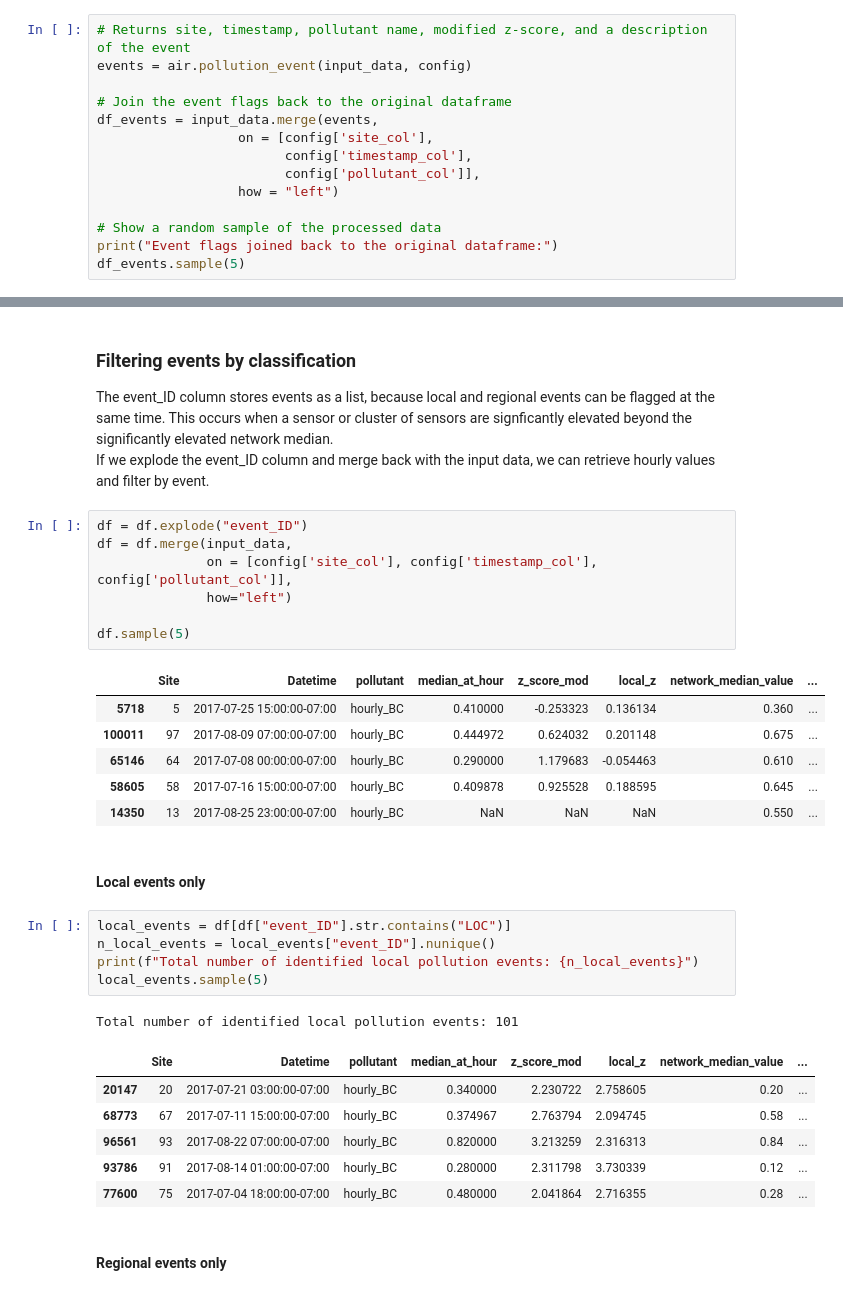
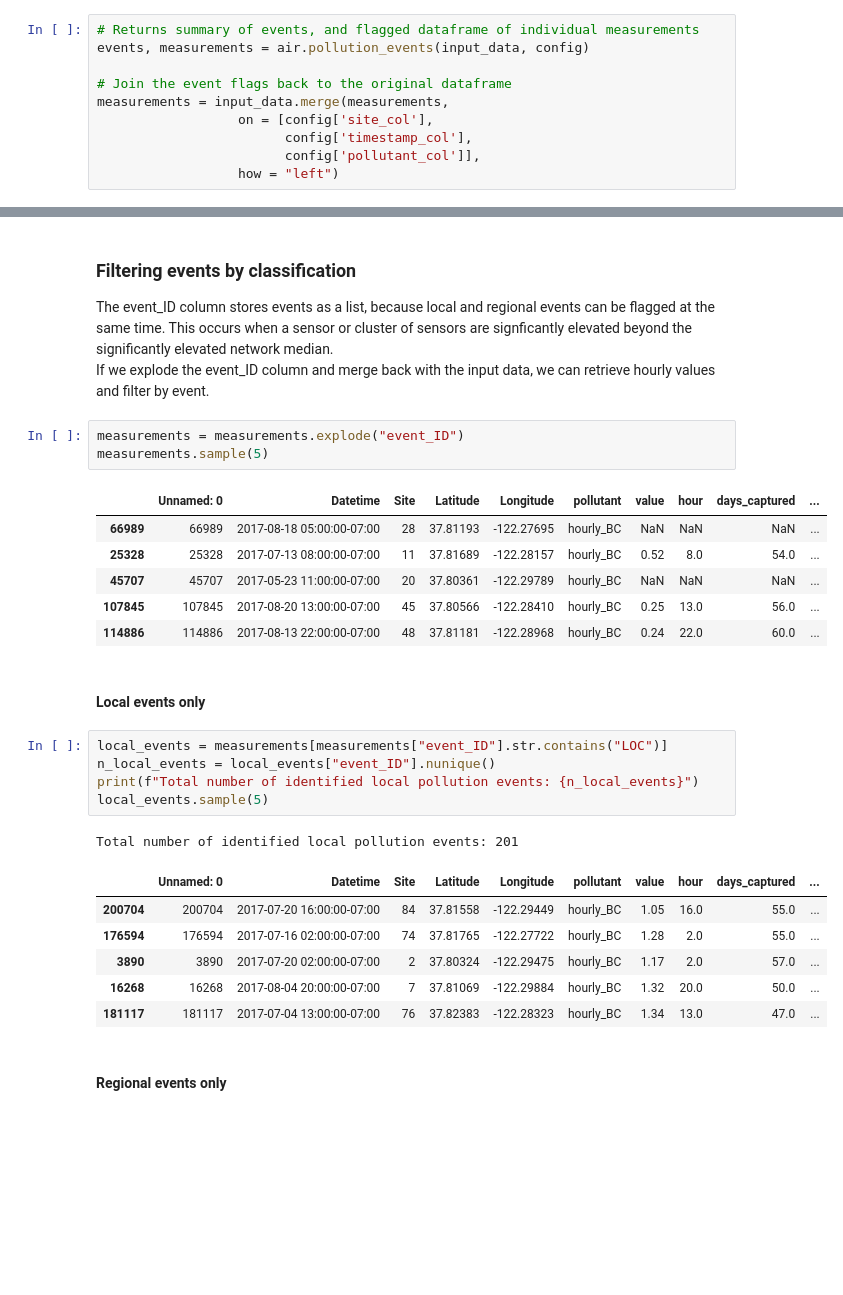
Before and after one commit to edf-org/airinsights, a Jupyter notebook: examples/pollution_event_notebook.ipynb, the cells around one changed output, grey strips where cells are left out. Drawn from its saved outputs; the diff is of its cells as text; blank space fills up the shorter version.

```diff
--- a/examples/pollution_event_notebook.ipynb
+++ b/examples/pollution_event_notebook.ipynb
@@ -17,14 +21,10 @@ to compare individual monitor observations to the monitor's historic observation
 # %%
-# Returns site, timestamp, pollutant name, modified z-score, and a description of the event
-events = air.pollution_event(input_data, config)
+# Returns summary of events, and flagged dataframe of individual measurements
+events, measurements = air.pollution_events(input_data, config)
 
 # Join the event flags back to the original dataframe
-df_events = input_data.merge(events,
+measurements = input_data.merge(measurements,
                   on = [config['site_col'],
                         config['timestamp_col'],
                         config['pollutant_col']],
                   how = "left")
-
-# Show a random sample of the processed data
-print("Event flags joined back to the original dataframe:")
-df_events.sample(5)
@@ -95,34 +81,30 @@ df.sample(5)
 
 The event_ID column stores events as a list, because local and regional events can be flagged at the same time. This occurs when a sensor or cluster of sensors are signficantly elevated beyond the significantly elevated network median.<br>If we explode the event_ID column and merge back with the input data, we can retrieve hourly values and filter by event.
 # %%
-df = df.explode("event_ID")
-df = df.merge(input_data,
-              on = [config['site_col'], config['timestamp_col'], config['pollutant_col']],
-              how="left")
-
-df.sample(5)
+measurements = measurements.explode("event_ID")
+measurements.sample(5)
 # %% [output]
-|  | Site | Datetime | pollutant | median_at_hour | z_score_mod | local_z | network_median_value | ... |
-| 5718 | 5 | 2017-07-25 15:00:00-07:00 | hourly_BC | 0.410000 | -0.253323 | 0.136134 | 0.360 | ... |
-| 100011 | 97 | 2017-08-09 07:00:00-07:00 | hourly_BC | 0.444972 | 0.624032 | 0.201148 | 0.675 | ... |
-| 65146 | 64 | 2017-07-08 00:00:00-07:00 | hourly_BC | 0.290000 | 1.179683 | -0.054463 | 0.610 | ... |
-| 58605 | 58 | 2017-07-16 15:00:00-07:00 | hourly_BC | 0.409878 | 0.925528 | 0.188595 | 0.645 | ... |
-| 14350 | 13 | 2017-08-25 23:00:00-07:00 | hourly_BC | NaN | NaN | NaN | 0.550 | ... |
+|  | Unnamed: 0 | Datetime | Site | Latitude | Longitude | pollutant | value | hour | days_captured | ... |
+| 66989 | 66989 | 2017-08-18 05:00:00-07:00 | 28 | 37.81193 | -122.27695 | hourly_BC | NaN | NaN | NaN | ... |
+| 25328 | 25328 | 2017-07-13 08:00:00-07:00 | 11 | 37.81689 | -122.28157 | hourly_BC | 0.52 | 8.0 | 54.0 | ... |
+| 45707 | 45707 | 2017-05-23 11:00:00-07:00 | 20 | 37.80361 | -122.29789 | hourly_BC | NaN | NaN | NaN | ... |
+| 107845 | 107845 | 2017-08-20 13:00:00-07:00 | 45 | 37.80566 | -122.28410 | hourly_BC | 0.25 | 13.0 | 56.0 | ... |
+| 114886 | 114886 | 2017-08-13 22:00:00-07:00 | 48 | 37.81181 | -122.28968 | hourly_BC | 0.24 | 22.0 | 60.0 | ... |
 # %% [markdown]
 <h4>Local events only</h4>
 # %%
-local_events = df[df["event_ID"].str.contains("LOC")]
+local_events = measurements[measurements["event_ID"].str.contains("LOC")]
 n_local_events = local_events["event_ID"].nunique()
 print(f"Total number of identified local pollution events: {n_local_events}")
 local_events.sample(5)
 # %% [output]
-Total number of identified local pollution events: 101
+Total number of identified local pollution events: 201
-|  | Site | Datetime | pollutant | median_at_hour | z_score_mod | local_z | network_median_value | ... |
-| 20147 | 20 | 2017-07-21 03:00:00-07:00 | hourly_BC | 0.340000 | 2.230722 | 2.758605 | 0.20 | ... |
-| 68773 | 67 | 2017-07-11 15:00:00-07:00 | hourly_BC | 0.374967 | 2.763794 | 2.094745 | 0.58 | ... |
-| 96561 | 93 | 2017-08-22 07:00:00-07:00 | hourly_BC | 0.820000 | 3.213259 | 2.316313 | 0.84 | ... |
-| 93786 | 91 | 2017-08-14 01:00:00-07:00 | hourly_BC | 0.280000 | 2.311798 | 3.730339 | 0.12 | ... |
-| 77600 | 75 | 2017-07-04 18:00:00-07:00 | hourly_BC | 0.480000 | 2.041864 | 2.716355 | 0.28 | ... |
+|  | Unnamed: 0 | Datetime | Site | Latitude | Longitude | pollutant | value | hour | days_captured | ... |
+| 200704 | 200704 | 2017-07-20 16:00:00-07:00 | 84 | 37.81558 | -122.29449 | hourly_BC | 1.05 | 16.0 | 55.0 | ... |
+| 176594 | 176594 | 2017-07-16 02:00:00-07:00 | 74 | 37.81765 | -122.27722 | hourly_BC | 1.28 | 2.0 | 55.0 | ... |
+| 3890 | 3890 | 2017-07-20 02:00:00-07:00 | 2 | 37.80324 | -122.29475 | hourly_BC | 1.17 | 2.0 | 57.0 | ... |
+| 16268 | 16268 | 2017-08-04 20:00:00-07:00 | 7 | 37.81069 | -122.29884 | hourly_BC | 1.32 | 20.0 | 50.0 | ... |
+| 181117 | 181117 | 2017-07-04 13:00:00-07:00 | 76 | 37.82383 | -122.28323 | hourly_BC | 1.34 | 13.0 | 47.0 | ... |
 # %% [markdown]
 <h4>Regional events only</h4>
 # %%
```
Also changed, not shown: parts of 13 cells of this notebook, 4 other files.
